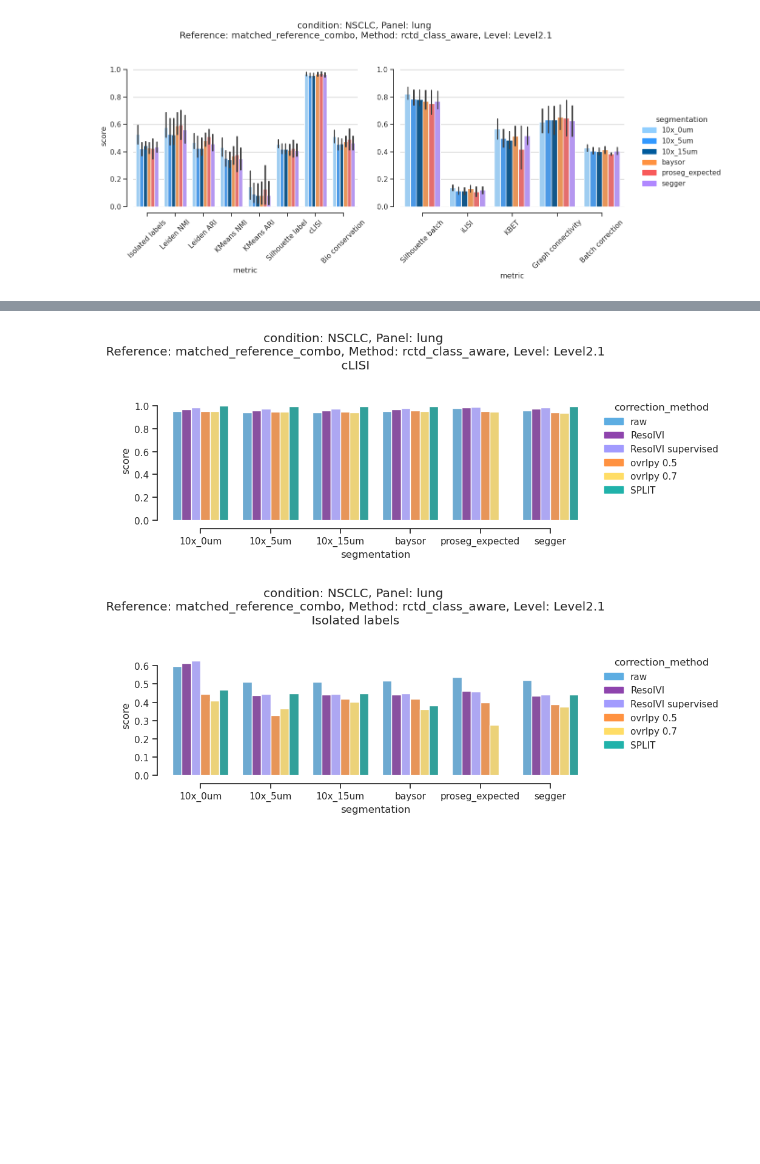
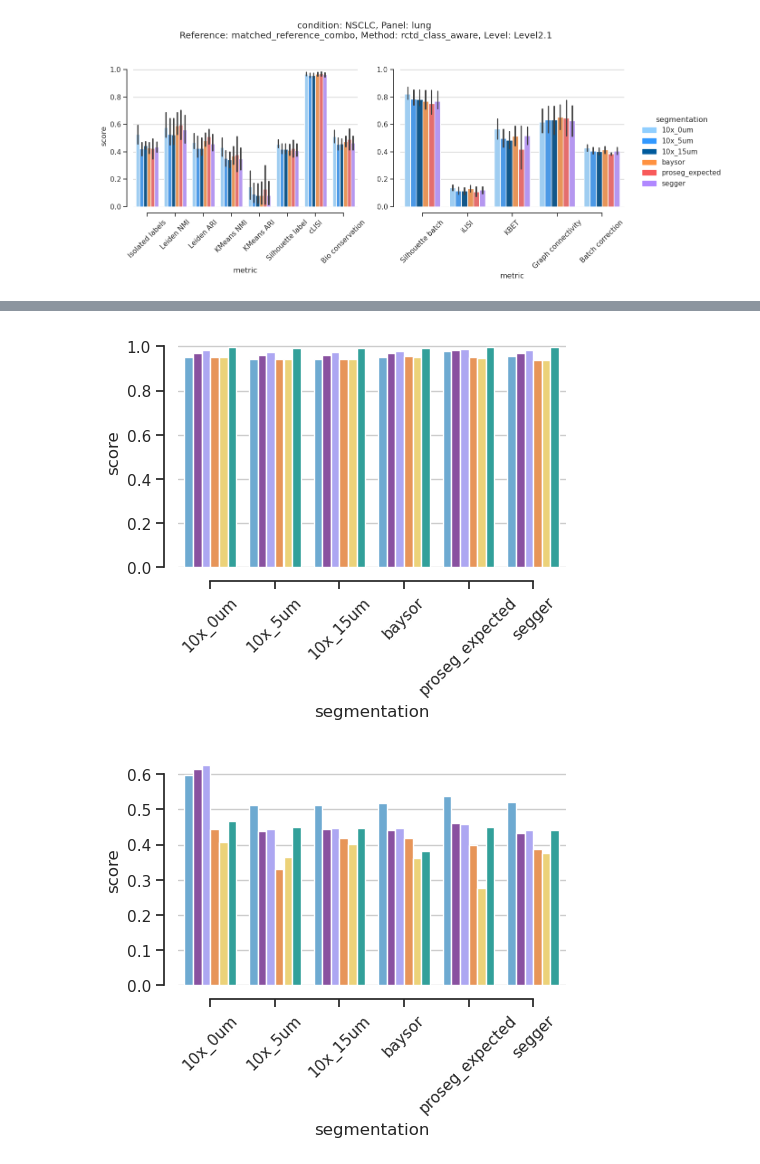
Before and after one commit to bdsc-tds/Bilous2025, a Jupyter notebook: workflow/notebooks/xenium/1-xenium_scib_metrics.ipynb, the cells around one changed output, grey strips where cells are left out. Saved outputs shown, nothing was run; the diff lists cells and outputs as text; code cells hidden in the pictures; blank space fills up the shorter version.

```diff
--- a/workflow/notebooks/xenium/1-xenium_scib_metrics.ipynb
+++ b/workflow/notebooks/xenium/1-xenium_scib_metrics.ipynb
@@ -295,7 +302,6 @@ level = 'Level2.1'
 plot_condition = condition
 plot_panel = panel
 palette = pd.read_csv(count_correction_palette)
-rename_correction_methods(palette,)
 palette = palette.set_index('correction_method').iloc[:, 0]
 
 
@@ -348,9 +354,11 @@ for correction_method in correction_methods:
         scib_metrics_file = results_dir / f"scib_metrics_panel/{correction_method}/{name}/scib_metrics_{layer}_{reference}_{method}_{level}_{n_comps=}_{max_n_cells=}.parquet"
         if scib_metrics_file.exists():
             df[correction_method,*k] = pd.read_parquet(scib_metrics_file).squeeze()
+        else:
+            print(f"File not found: {scib_metrics_file}")
 df = pd.concat(df).reset_index()
 df.columns = ['correction_method']+xenium_levels
-rename_correction_methods(df)
+_utils.rename_correction_methods(df)
 
 
 
@@ -371,28 +379,28 @@ for score in biocons_metrics+batchcor_metrics:
 
     sns.set(style="ticks")
     # f, axs = plt.subplots(1,2,figsize=(12, 6),sharey=True)
-    f = plt.figure(figsize=(8, 4))
+    f = plt.figure(figsize=(5, 3))
     ax = plt.subplot()
     g = sns.barplot(df_score,x='segmentation',y='score', hue=hue_correction, hue_order=unique_labels, order=order,legend=False, palette=palette,ax=ax)
     # g = sns.barplot(df_batch_score,x='segmentation',y='score', hue=hue_correction, hue_order=unique_labels, order=order, legend=False, palette=palette,ax=axs[1])
 
     sns.despine(offset=10, trim=True)
-    axs[0].yaxis.grid(True)
+    ax.yaxis.grid(True)
     # axs[1].yaxis.grid(True)
     # axs[1].yaxis.set_tick_params(labelleft=True)
-    axs[0].xaxis.set_tick_params(rotation=45)
+    ax.xaxis.set_tick_params(rotation=45)
     # axs[1].xaxis.set_tick_params(rotation=45)
 
-    title = f"condition: {plot_condition}, Panel: {plot_panel}\n Reference: {reference}, Method: {method}, Level: {level}\n {score}"
-    plt.suptitle(title)
-    f.legend(
-        handles=legend_handles,
-        loc="center left",
-        bbox_to_anchor=(1, 0.5),
-        title=hue,
-        frameon=False,
-    )
-    plt.tight_layout(rect=[0, 0, 1, 0.95])
+    # title = f"condition: {plot_condition}, Panel: {plot_panel}\n Reference: {reference}, Method: {method}, Level: {level}\n {score}"
+    # plt.suptitle(title)
+    # f.legend(
+    #     handles=legend_handles,
+    #     loc="center left",
+    #     bbox_to_anchor=(1, 0.5),
+    #     title=hue,
+    #     frameon=False,
+    # )
+    # plt.tight_layout(rect=[0, 0, 1, 0.95])
     # plt.savefig(out_file, dpi=dpi, bbox_inches="tight")
     plt.show()
 # %% [output]
@@ -399,2 +419,2 @@ for score in biocons_metrics+batchcor_metrics:
-[figure, old version]
+[figure, new version]
-[figure, old version]
+[figure, new version]
```
Also changed, not shown: parts of 3 cells of this notebook, 22 other files.
